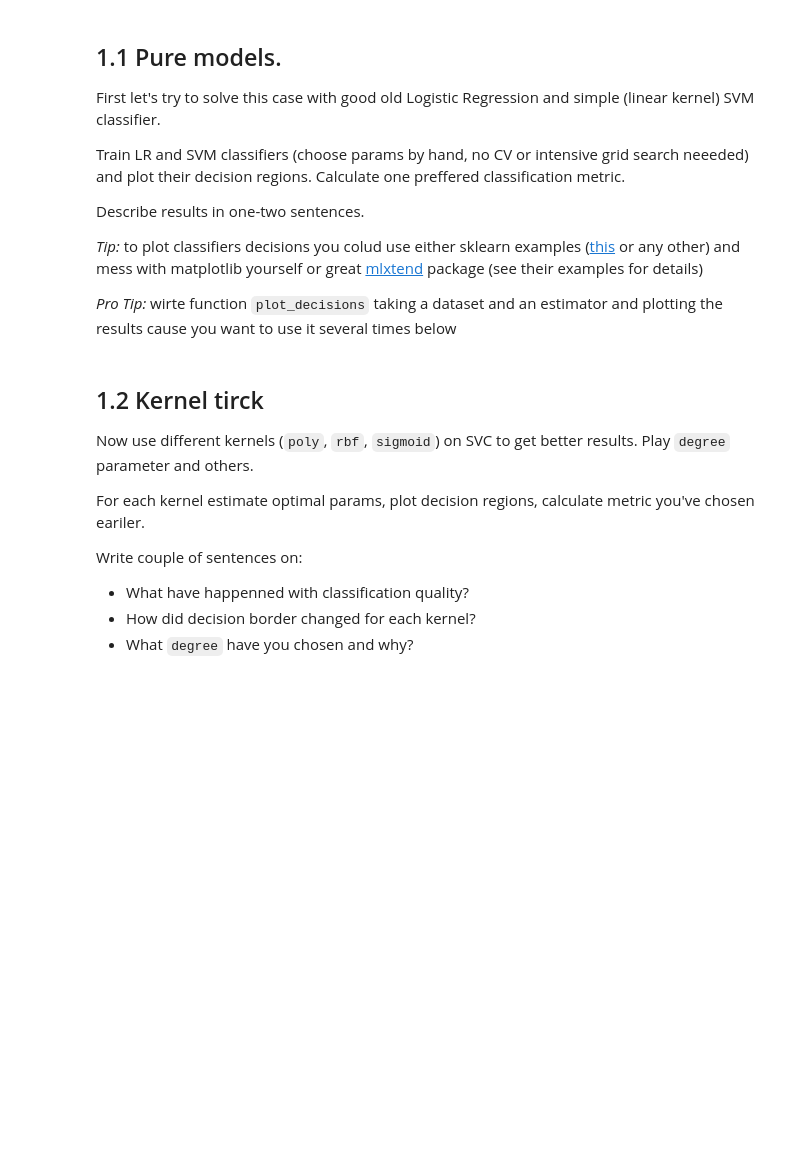
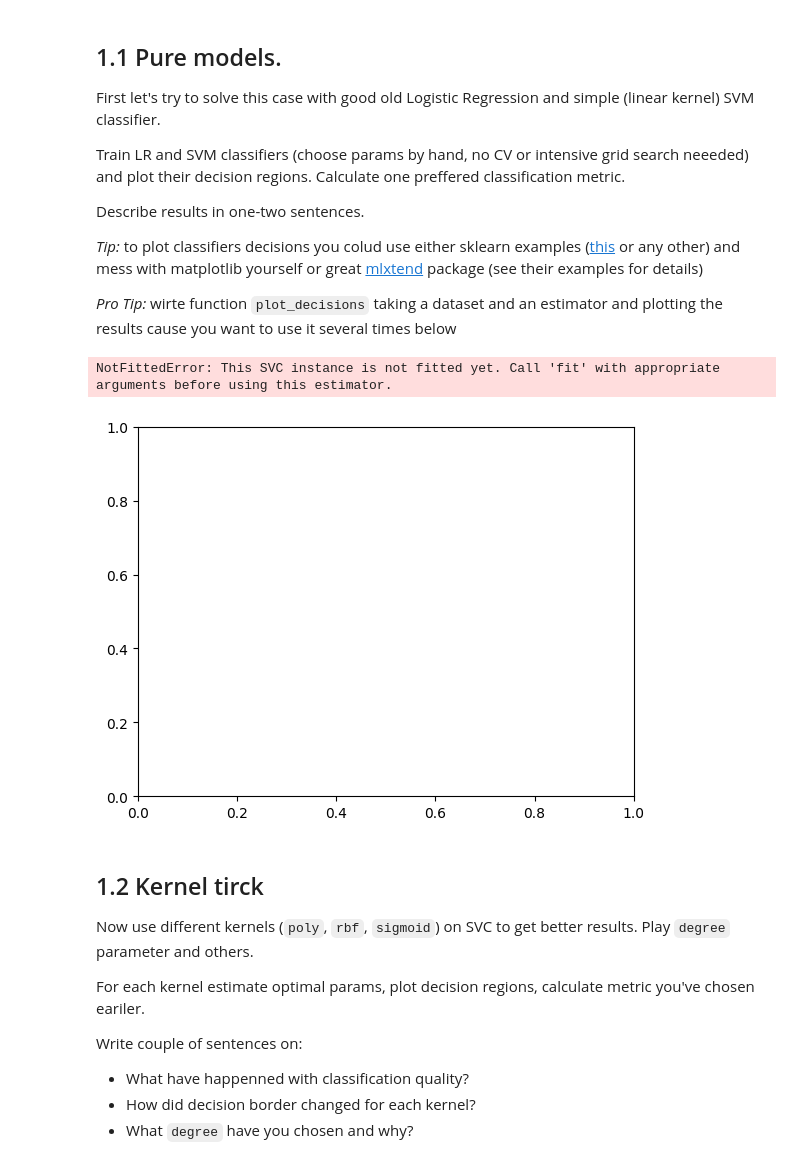
Before and after one commit to NMashalov/GirafeMLAutumn2024, a Jupyter notebook: homeworks/lab01_ml_pipeline/lab01_part3_svm_kernels.ipynb, the cells around one changed output. Drawn from its saved outputs; the diff is of its cells as text; code cells hidden in the pictures; blank space fills up the shorter version.

```diff
--- a/homeworks/lab01_ml_pipeline/lab01_part3_svm_kernels.ipynb
+++ b/homeworks/lab01_ml_pipeline/lab01_part3_svm_kernels.ipynb
@@ -43,13 +43,17 @@ _Pro Tip:_ wirte function `plot_decisions` taking a dataset and an estimator and
 # %%
 from mlxtend.plotting import plot_decision_regions
 from sklearn.linear_model import LogisticRegression
 from sklearn.svm import SVC
 
 
 lr = LogisticRegression()  # add some params
 svm = SVC(kernel="linear")  # here too
 
 ### YOUR CODE HERE
+plot_decision_regions(moons_points, moons_labels,svm)
+# %% [output]
+NotFittedError: This SVC instance is not fitted yet. Call 'fit' with appropriate arguments before using this estimator.
+[figure, added]
 # %% [markdown]
 ## 1.2 Kernel tirck
 
```
Also changed, not shown: parts of 2 cells of this notebook, 4 other files.
